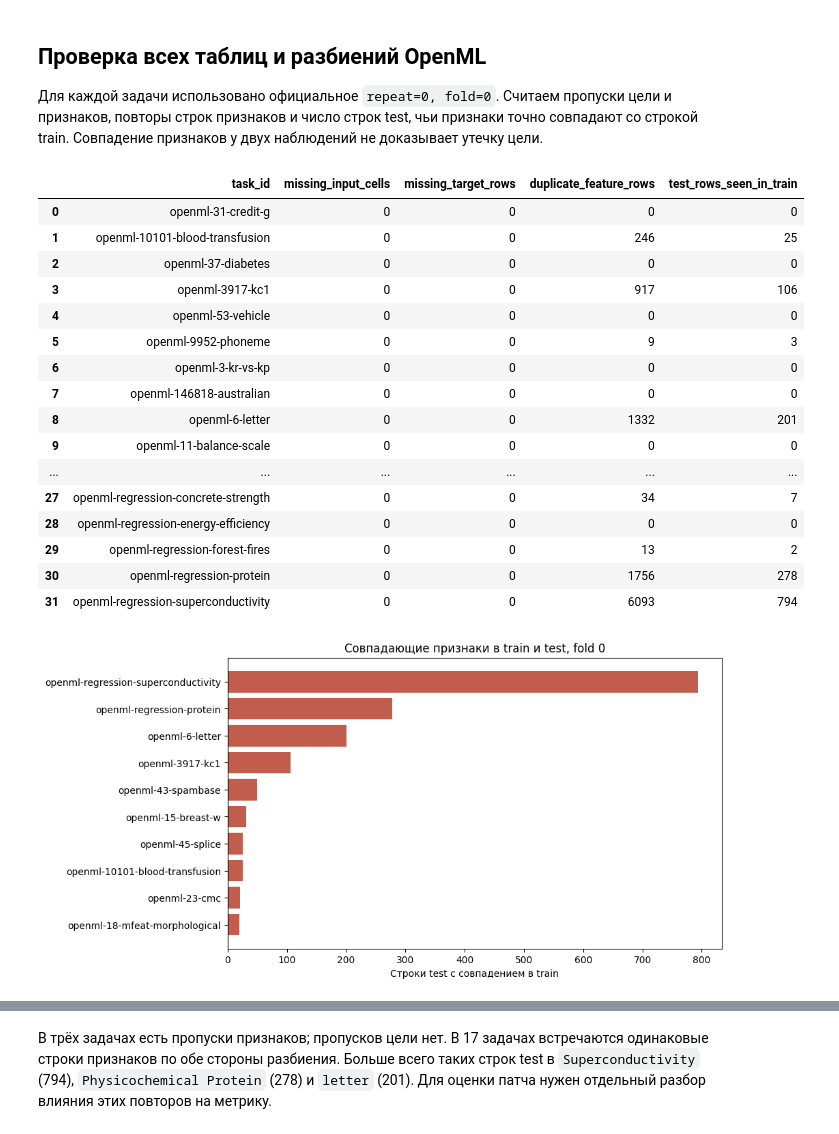
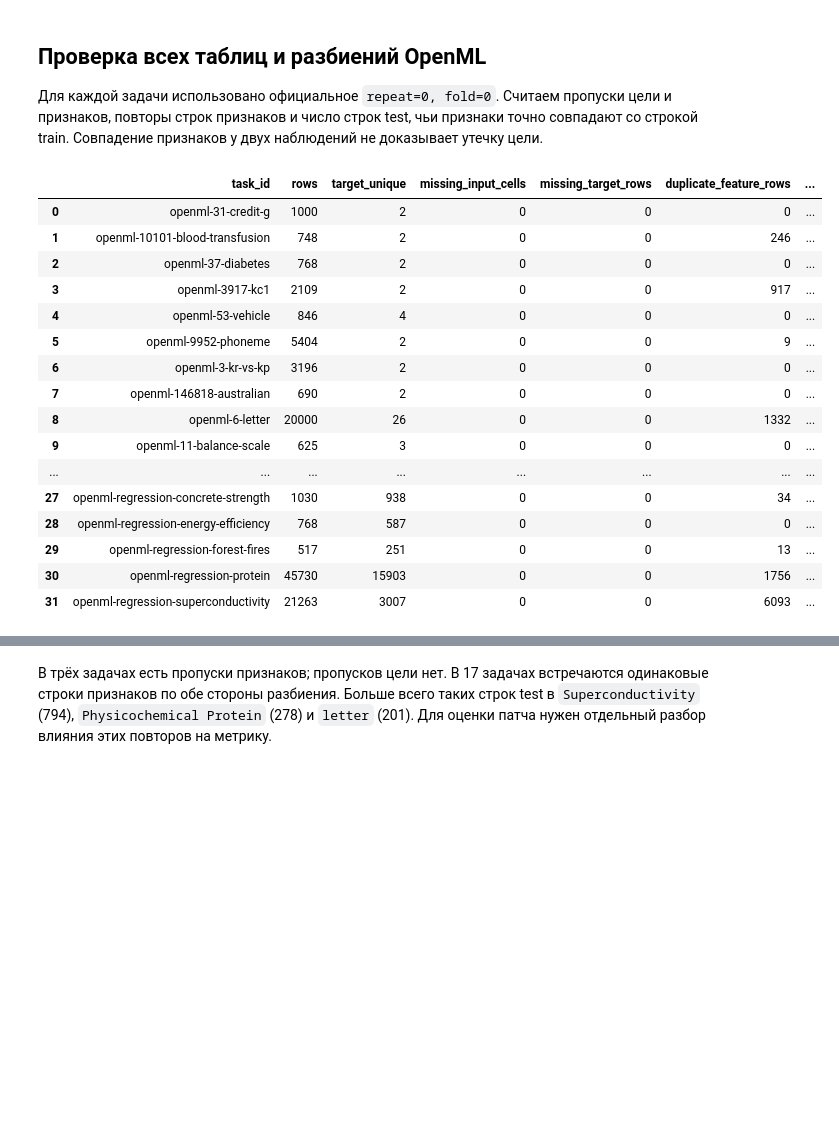
Before and after one commit to anpilove/FEDOT.LLM, a Jupyter notebook: fedotllm/agents/evolve/docs/eda.ipynb, the cells around one changed output, grey strips where cells are left out. Saved outputs shown, nothing was run; the diff lists cells and outputs as text; code cells hidden in the pictures; blank space fills up the shorter version.

Commit message:
docs(evolve): show EDA for every validation dataset

```diff
--- a/fedotllm/agents/evolve/docs/eda.ipynb
+++ b/fedotllm/agents/evolve/docs/eda.ipynb
@@ -122,25 +96,0 @@ display(missing[["name", "rows", "missing_percent"]])
-# %%
-fig, axes = plt.subplots(1, 2, figsize=(10, 4), constrained_layout=True)
-samples = []
-for data_id, ax in [(31, axes[0]), (41021, axes[1])]:
-    dataset = openml.datasets.get_dataset(data_id, download_data=True)
-    X, y, _, _ = dataset.get_data(target=dataset.default_target_attribute, dataset_format="dataframe")
-    print(dataset.name, "строк:", len(X), "признаков:", X.shape[1], "пропусков признаков:", int(X.isna().sum().sum()), "пропусков цели:", int(pd.isna(y).sum()))
-    record = dict(openml_data=data_id, name=dataset.name, rows=len(X),
-                  input_features=X.shape[1], missing_input_cells=int(X.isna().sum().sum()),
-                  missing_target_rows=int(pd.isna(y).sum()))
-    if data_id == 31:
-        counts = pd.Series(y).value_counts()
-        record["class_counts"] = {str(k): int(v) for k, v in counts.items()}
-        counts.plot.bar(ax=ax, color="#617cae")
-        ax.set(title="credit-g: баланс классов", xlabel="Класс", ylabel="Строки")
-        ax.tick_params(axis="x", rotation=0)
-    else:
-        numeric = pd.to_numeric(y, errors="coerce")
-        record["target_quantiles"] = {str(k): float(v) for k, v in numeric.quantile([0, .25, .5, .75, 1]).items()}
-        numeric.hist(ax=ax, bins=25, color="#c15d4d")
-        ax.set(title="Moneyball: цель RS", xlabel="RS", ylabel="Строки")
-    samples.append(record)
-(ASSETS / "raw_samples.json").write_text(json.dumps(samples, ensure_ascii=False, indent=2) + "\n")
-fig.savefig(ASSETS / "raw_samples.png", dpi=160)
-plt.show()
@@ -153,60 +99,58 @@ Moneyball строк: 1232 признаков: 14 пропусков призн
 
 Для каждой задачи использовано официальное `repeat=0, fold=0`. Считаем пропуски цели и признаков, повторы строк признаков и число строк test, чьи признаки точно совпадают со строкой train. Совпадение признаков у двух наблюдений не доказывает утечку цели.
 # %%
+target_cache = {}
+
 def audit_task(spec):
     task = openml.tasks.get_task(spec["openml_task"])
     dataset = task.get_dataset()
     features, target, _, _ = dataset.get_data(target=task.target_name, dataset_format="dataframe")
+    target_cache[spec["task_id"]] = pd.Series(target).reset_index(drop=True)
     train, test = task.get_train_test_split_indices(repeat=0, fold=0)
     fingerprints = pd.util.hash_pandas_object(
         features.astype("string").fillna("<missing>"), index=False)
     row = dict(task_id=spec["task_id"], openml_task=spec["openml_task"],
                openml_data=spec["openml_data"], problem=spec["problem"],
                rows=len(features), input_features=features.shape[1],
                missing_input_cells=int(features.isna().sum().sum()),
                rows_with_missing_input=int(features.isna().any(axis=1).sum()),
                missing_target_rows=int(pd.isna(target).sum()),
                duplicate_feature_rows=int(features.duplicated().sum()),
                train_rows=len(train), test_rows=len(test),
                test_rows_seen_in_train=int(fingerprints.iloc[test].isin(set(fingerprints.iloc[train])).sum()),
                target_unique=int(pd.Series(target).nunique(dropna=True)))
     if spec["problem"] == "classification":
         counts = pd.Series(target).value_counts(dropna=True)
         row["smallest_class_share_percent"] = round(100 * counts.min() / counts.sum(), 3)
     else:
         numeric = pd.to_numeric(target, errors="coerce")
-        row.update(target_min=float(numeric.min()), target_median=float(numeric.median()),
+        row.update(target_min=float(numeric.min()), target_q25=float(numeric.quantile(.25)),
+                   target_median=float(numeric.median()), target_q75=float(numeric.quantile(.75)),
                    target_max=float(numeric.max()))
     return row
 
 audit = pd.DataFrame([audit_task(spec) for spec in registry["datasets"]
                       if spec["source"] == "openml_task"])
 assert len(audit) == 32
 audit.to_csv(ASSETS / "raw_audit.csv", index=False)
-display(audit[["task_id", "missing_input_cells", "missing_target_rows",
-               "duplicate_feature_rows", "test_rows_seen_in_train"]])
-top = audit.nlargest(10, "test_rows_seen_in_train").sort_values("test_rows_seen_in_train")
-fig, ax = plt.subplots(figsize=(10, 5), constrained_layout=True)
-ax.barh(top.task_id, top.test_rows_seen_in_train, color="#c15d4d")
-ax.set(title="Совпадающие признаки в train и test, fold 0", xlabel="Строки test с совпадением в train")
-fig.savefig(ASSETS / "raw_audit.png", dpi=160)
-plt.show()
+display(audit[["task_id", "rows", "target_unique", "missing_input_cells",
+               "missing_target_rows", "duplicate_feature_rows",
+               "test_rows_seen_in_train"]])
 # %% [output]
-|  | task_id | missing_input_cells | missing_target_rows | duplicate_feature_rows | test_rows_seen_in_train |
-| 0 | openml-31-credit-g | 0 | 0 | 0 | 0 |
-| 1 | openml-10101-blood-transfusion | 0 | 0 | 246 | 25 |
-| 2 | openml-37-diabetes | 0 | 0 | 0 | 0 |
-| 3 | openml-3917-kc1 | 0 | 0 | 917 | 106 |
-| 4 | openml-53-vehicle | 0 | 0 | 0 | 0 |
-| 5 | openml-9952-phoneme | 0 | 0 | 9 | 3 |
-| 6 | openml-3-kr-vs-kp | 0 | 0 | 0 | 0 |
-| 7 | openml-146818-australian | 0 | 0 | 0 | 0 |
-| 8 | openml-6-letter | 0 | 0 | 1332 | 201 |
-| 9 | openml-11-balance-scale | 0 | 0 | 0 | 0 |
-| ... | ... | ... | ... | ... | ... |
-| 27 | openml-regression-concrete-strength | 0 | 0 | 34 | 7 |
-| 28 | openml-regression-energy-efficiency | 0 | 0 | 0 | 0 |
-| 29 | openml-regression-forest-fires | 0 | 0 | 13 | 2 |
-| 30 | openml-regression-protein | 0 | 0 | 1756 | 278 |
-| 31 | openml-regression-superconductivity | 0 | 0 | 6093 | 794 |
+|  | task_id | rows | target_unique | missing_input_cells | missing_target_rows | duplicate_feature_rows | ... |
+| 0 | openml-31-credit-g | 1000 | 2 | 0 | 0 | 0 | ... |
+| 1 | openml-10101-blood-transfusion | 748 | 2 | 0 | 0 | 246 | ... |
+| 2 | openml-37-diabetes | 768 | 2 | 0 | 0 | 0 | ... |
+| 3 | openml-3917-kc1 | 2109 | 2 | 0 | 0 | 917 | ... |
+| 4 | openml-53-vehicle | 846 | 4 | 0 | 0 | 0 | ... |
+| 5 | openml-9952-phoneme | 5404 | 2 | 0 | 0 | 9 | ... |
+| 6 | openml-3-kr-vs-kp | 3196 | 2 | 0 | 0 | 0 | ... |
+| 7 | openml-146818-australian | 690 | 2 | 0 | 0 | 0 | ... |
+| 8 | openml-6-letter | 20000 | 26 | 0 | 0 | 1332 | ... |
+| 9 | openml-11-balance-scale | 625 | 3 | 0 | 0 | 0 | ... |
+| ... | ... | ... | ... | ... | ... | ... | ... |
+| 27 | openml-regression-concrete-strength | 1030 | 938 | 0 | 0 | 34 | ... |
+| 28 | openml-regression-energy-efficiency | 768 | 587 | 0 | 0 | 0 | ... |
+| 29 | openml-regression-forest-fires | 517 | 251 | 0 | 0 | 13 | ... |
+| 30 | openml-regression-protein | 45730 | 15903 | 0 | 0 | 1756 | ... |
+| 31 | openml-regression-superconductivity | 21263 | 3007 | 0 | 0 | 6093 | ... |
-[figure, removed]
```
Also changed, not shown: parts of 9 cells of this notebook, 10 other files.
